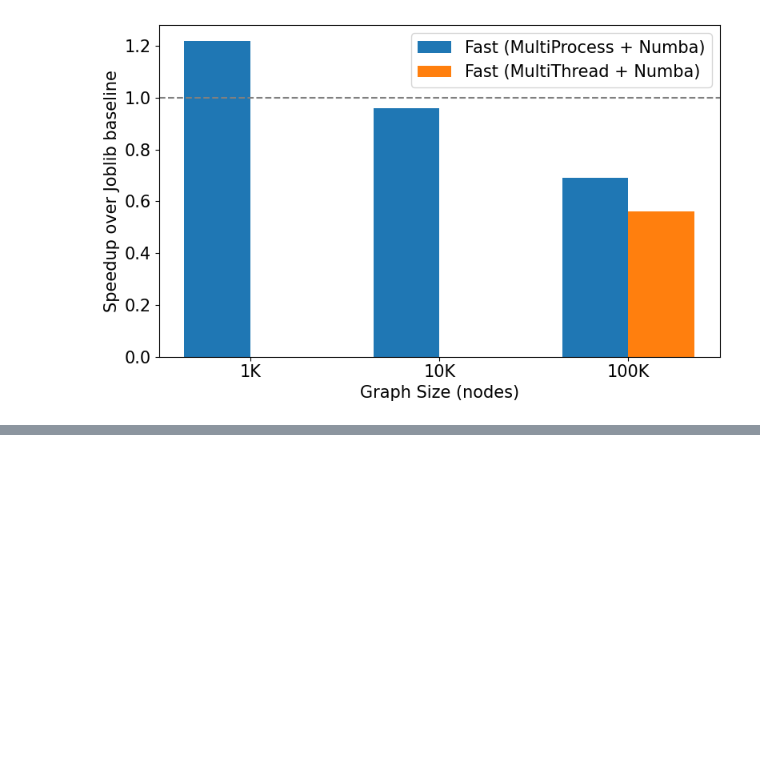
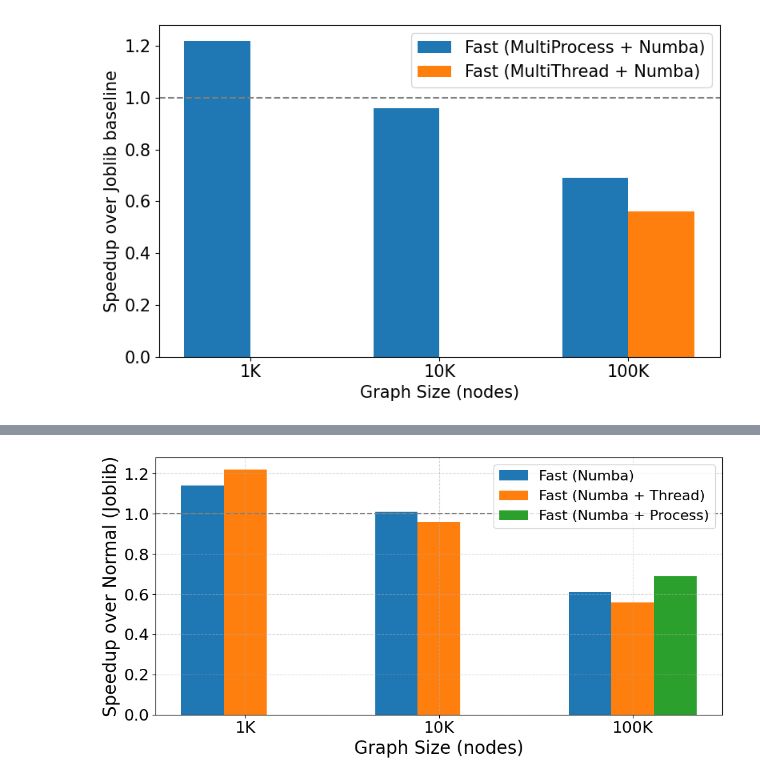
Before and after one commit to Wapiti08/GraphSec-Flow, a Jupyter notebook: cent/visual.ipynb, the cells around one changed output, grey strips where cells are left out. Saved outputs shown, nothing was run; the diff lists cells and outputs as text; code cells hidden in the pictures; blank space fills up the shorter version.

```diff
--- a/cent/visual.ipynb
+++ b/cent/visual.ipynb
@@ -105,0 +142,37 @@ plt.show()
+# %%
+import matplotlib.pyplot as plt
+import numpy as np
+
+labels = ['1K', '10K', '100K']
+speedup_numba = [1.14, 1.01, 0.61]
+speedup_thread = [1.22, 0.96, 0.56]
+speedup_process = [None, None, 0.69]
+
+x = np.arange(len(labels))
+width = 0.22
+
+fig, ax = plt.subplots(figsize=(10,5))
+
+# 三种优化版本
+ax.bar(x - width, speedup_numba, width, label='Fast (Numba)')
+ax.bar(x,        speedup_thread, width, label='Fast (Numba + Thread)')
+ax.bar(x + width,
+       [0 if v is None else v for v in speedup_process],
+       width, label='Fast (Numba + Process)')
+
+# 参考线
+ax.axhline(1, color='gray', linestyle='--')
+
+# 坐标字体加大
+ax.set_ylabel('Speedup over Normal (Joblib)', fontsize=20)
+ax.set_xlabel('Graph Size (nodes)', fontsize=20)
+ax.tick_params(axis='x', labelsize=18)
+ax.tick_params(axis='y', labelsize=18)
+ax.set_xticks(x)
+ax.set_xticklabels(labels)
+ax.legend(fontsize=16)
+ax.grid(True, ls='--', alpha=0.5)
+plt.tight_layout()
+plt.show()
+# %% [output]
+[figure, added]
```
Also changed, not shown: parts of 1 cell of this notebook, 14 other files.
